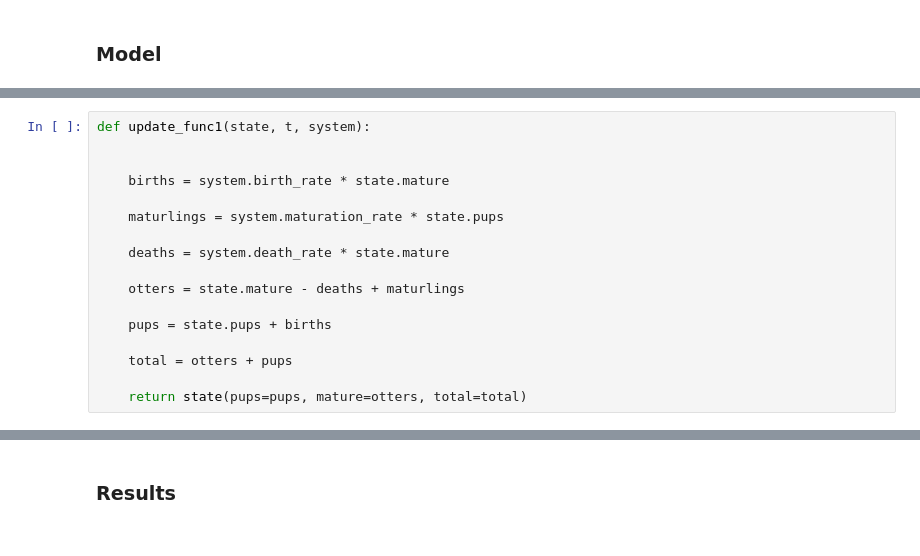
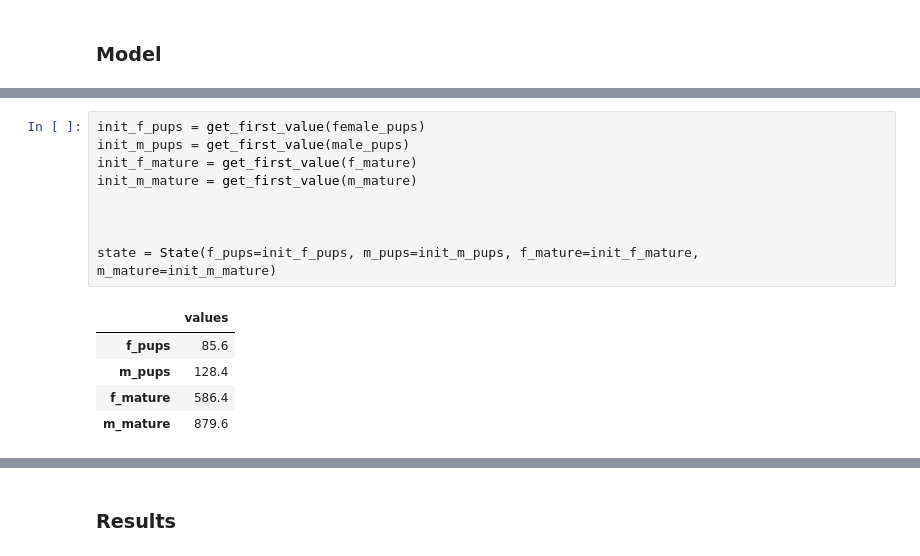
Before and after one commit to MellieZito/Project-1, a Jupyter notebook: code/otters.ipynb, the cells around one changed output, grey strips where cells are left out. Cells and saved outputs as stored; diff of their text form.

```diff
--- a/code/otters.ipynb
+++ b/code/otters.ipynb
@@ -105,17 +76,15 @@ system = System(birth_rate = .05,
-# %%
-def update_func1(state, t, system):
-
-
-    births = system.birth_rate * state.mature
-
-    maturlings = system.maturation_rate * state.pups
-
-    deaths = system.death_rate * state.mature
-
-    otters = state.mature - deaths + maturlings
-
-    pups = state.pups + births
-
-    total = otters + pups
-
-    return state(pups=pups, mature=otters, total=total)
+# %%
+init_f_pups = get_first_value(female_pups)
+init_m_pups = get_first_value(male_pups)
+init_f_mature = get_first_value(f_mature)
+init_m_mature = get_first_value(m_mature)
+
+
+
+state = State(f_pups=init_f_pups, m_pups=init_m_pups, f_mature=init_f_mature, m_mature=init_m_mature)
+# %% [output]
+|  | values |
+| f_pups | 85.6 |
+| m_pups | 128.4 |
+| f_mature | 586.4 |
+| m_mature | 879.6 |
```
Also changed, not shown: parts of 7 cells of this notebook.
